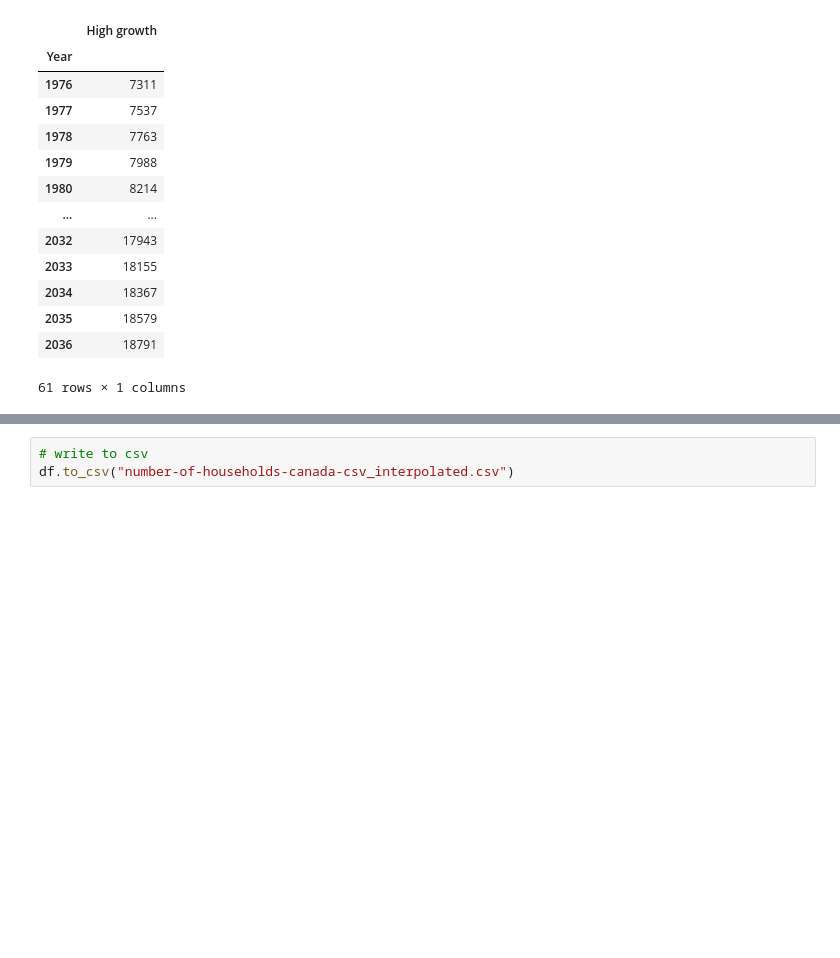
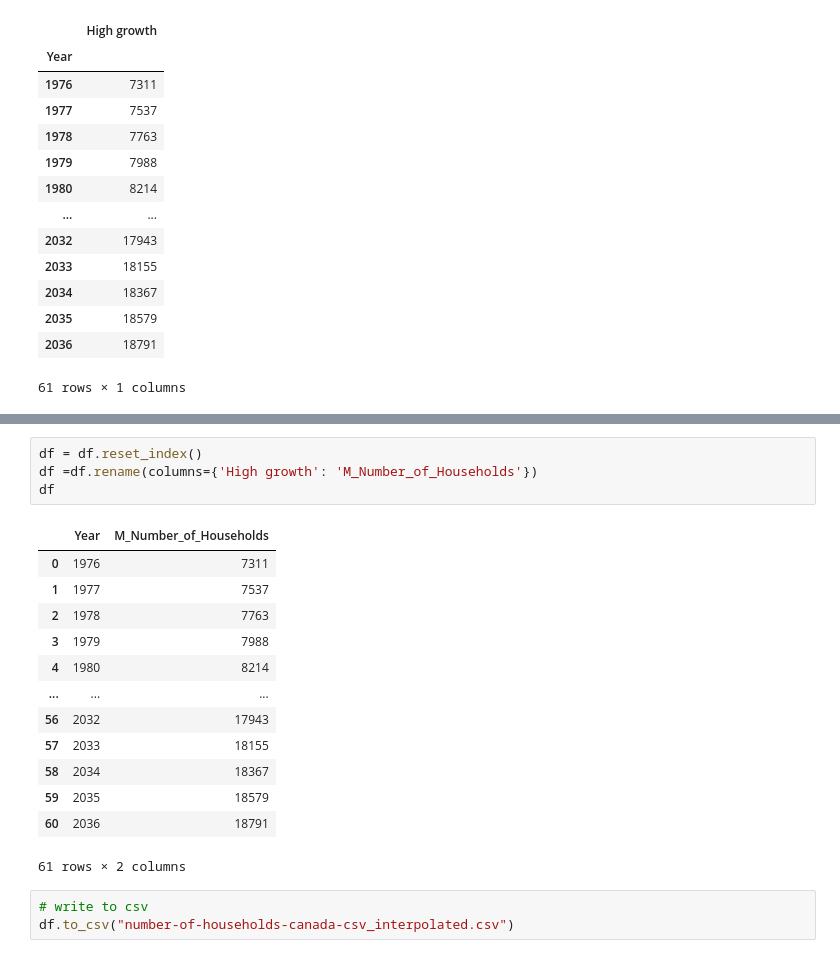
Before and after one commit to noob-noob1/IRCC_Project, a Jupyter notebook: datasets/Housing Dataset/Housing_Numbers/Interpolation.ipynb, the cells around one changed output, grey strips where cells are left out. Saved outputs shown, nothing was run; the diff lists cells and outputs as text; blank space fills up the shorter version.

```diff
--- a/datasets/Housing Dataset/Housing_Numbers/Interpolation.ipynb
+++ b/datasets/Housing Dataset/Housing_Numbers/Interpolation.ipynb
@@ -149,3 +166,21 @@ df
+# %%
+df = df.reset_index()
+df =df.rename(columns={'High growth': 'M_Number_of_Households'})
+df
+# %% [output]
+|  | Year | M_Number_of_Households |
+| 0 | 1976 | 7311 |
+| 1 | 1977 | 7537 |
+| 2 | 1978 | 7763 |
+| 3 | 1979 | 7988 |
+| 4 | 1980 | 8214 |
+| ... | ... | ... |
+| 56 | 2032 | 17943 |
+| 57 | 2033 | 18155 |
+| 58 | 2034 | 18367 |
+| 59 | 2035 | 18579 |
+| 60 | 2036 | 18791 |
+61 rows × 2 columns
 # %%
 # write to csv
 df.to_csv("number-of-households-canada-csv_interpolated.csv")
```
Also changed, not shown: parts of 1 cell of this notebook, 3 other files.
